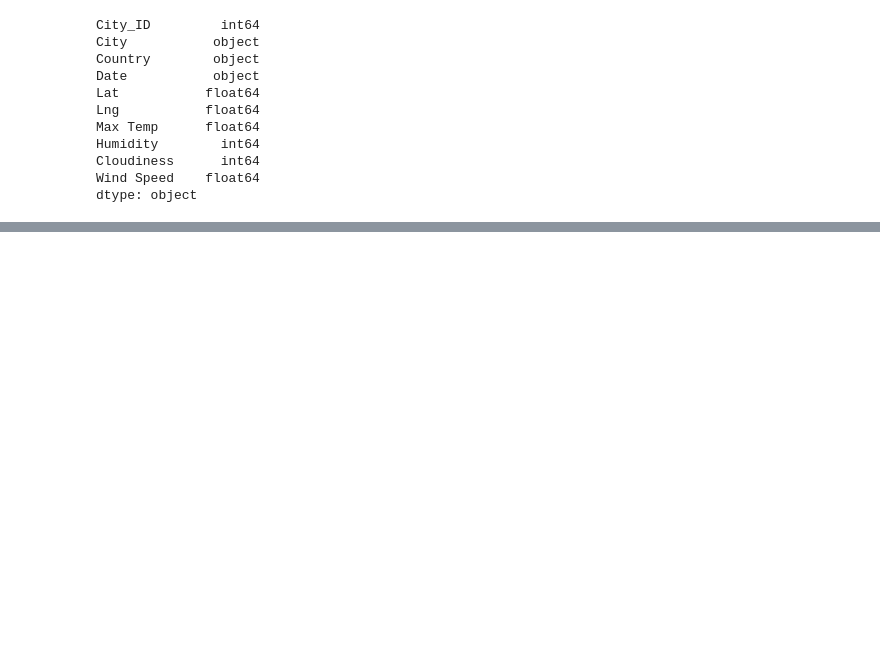
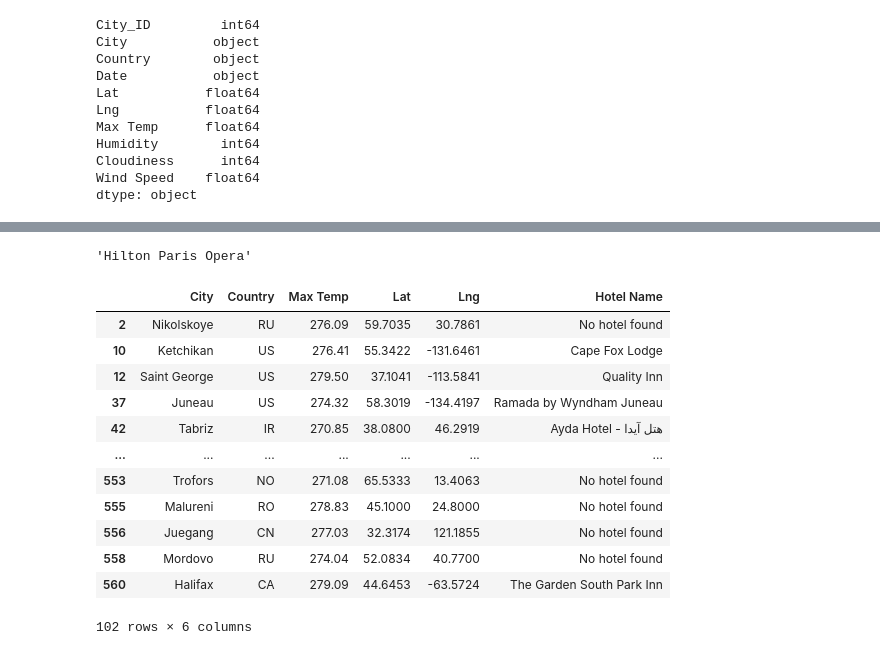
Before and after one commit to davis4a6/World_Weather_Analysis, a Jupyter notebook: VacationPy.ipynb, the cells around one changed output, grey strips where cells are left out. Drawn from its saved outputs; the diff is of its cells as text; code cells hidden in the pictures; blank space fills up the shorter version.

```diff
--- a/VacationPy.ipynb
+++ b/VacationPy.ipynb
@@ -130,0 +157,2 @@ preferred_cities_df.head(10)
+# %%
+preferred_cities_df=preferred_cities_df.dropna()
@@ -130,0 +173,5 @@ preferred_cities_df.head(10)
+# %%
+# Create DataFrame called hotel_df to store hotel names along with city, country, max temp, and coordinates.
+hotel_df = preferred_cities_df[["City", "Country", "Max Temp", "Lat", "Lng"]].copy()
+hotel_df["Hotel Name"] = ""
+hotel_df.head(10)
@@ -130,0 +237,46 @@ preferred_cities_df.head(10)
+# %%
+name=hotels['features'][0]['properties']['name']
+name
+# %% [output]
+'Hilton Paris Opera'
+# %%
+# Iterate through the hotel_df DataFrame
+for index, row in hotel_df.iterrows():
+    # Get latitude and longitude from DataFrame.
+    latitude = row["Lat"]
+    longitude = row["Lng"]
+
+    # Add the current city's latitude and longitude to the params dictionary
+    params["filter"] = f"circle:{longitude},{latitude},{radius}"
+
+    # Set up the base URL for the Geoapify Places API.
+    base_url = "https://api.geoapify.com/v2/places"
+
+    # Make request and retrieve the JSON data by using the params dictionary
+    name_address = requests.get(base_url, params=params)
+
+    # Convert the API response to JSON format
+    name_address = name_address.json()
+
+    # Get the first hotel from the results and store the name
+    try:
+        hotel_df.loc[index, "Hotel Name"] = name_address["features"][0]["properties"]["name"]
+    except (KeyError, IndexError):
+        # If no hotel is found, set the hotel name as "No hotel found".
+        hotel_df.loc[index, "Hotel Name"] = "No hotel found"
+# %%
+hotel_df
+# %% [output]
+|  | City | Country | Max Temp | Lat | Lng | Hotel Name |
+| 2 | Nikolskoye | RU | 276.09 | 59.7035 | 30.7861 | No hotel found |
+| 10 | Ketchikan | US | 276.41 | 55.3422 | -131.6461 | Cape Fox Lodge |
+| 12 | Saint George | US | 279.50 | 37.1041 | -113.5841 | Quality Inn |
+| 37 | Juneau | US | 274.32 | 58.3019 | -134.4197 | Ramada by Wyndham Juneau |
+| 42 | Tabriz | IR | 270.85 | 38.0800 | 46.2919 | Ayda Hotel - هتل آیدا |
+| ... | ... | ... | ... | ... | ... | ... |
+| 553 | Trofors | NO | 271.08 | 65.5333 | 13.4063 | No hotel found |
+| 555 | Malureni | RO | 278.83 | 45.1000 | 24.8000 | No hotel found |
+| 556 | Juegang | CN | 277.03 | 32.3174 | 121.1855 | No hotel found |
+| 558 | Mordovo | RU | 274.04 | 52.0834 | 40.7700 | No hotel found |
+| 560 | Halifax | CA | 279.09 | 44.6453 | -63.5724 | The Garden South Park Inn |
+102 rows × 6 columns
```
Also changed, not shown: parts of 10 cells of this notebook, 2 other files.
